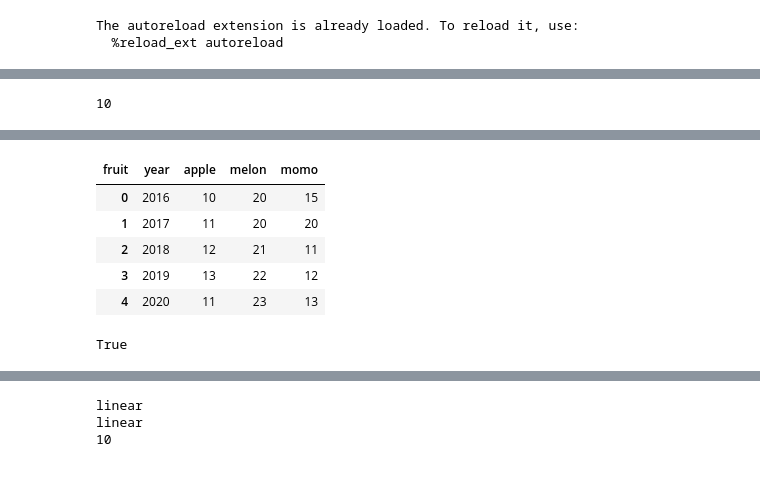
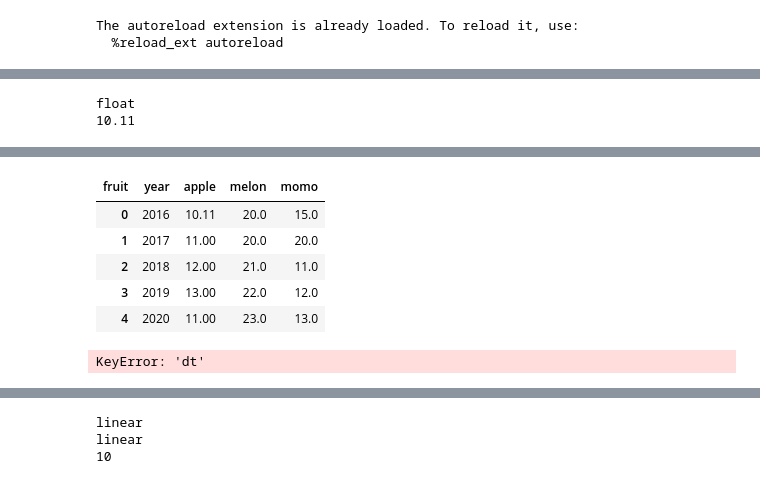
Before and after one commit to hirogen317/chamomile, a Jupyter notebook: notebooks/chart_plot_line.ipynb, the cells around one changed output, grey strips where cells are left out. Drawn from its saved outputs; the diff is of its cells as text; code cells hidden in the pictures.

Commit message:
add the plot for line and bar

```diff
--- a/notebooks/chart_plot_line.ipynb
+++ b/notebooks/chart_plot_line.ipynb
@@ -28,8 +29,7 @@ class PlotLine(BasePlot):
     def __init__(self, chart=None, x_axis_type='linear'):
         super().__init__(chart=chart, x_axis_type=x_axis_type)
 
-
-    def line(self, df = None, x: str = None, y = None, color: str = None, text: str = None, color_order: list=None):
+    def line(self, df = None, x: str = None, y = None, color: str = None, text: str = None, color_order: list=None, ):
         p = self._chart.figure
 
         data = df.copy()
@@ -42,7 +42,10 @@ class PlotLine(BasePlot):
             p.x_range = Range1d(data[x].min() - pd.Timedelta(days=0.1*N), data[x].max() + pd.Timedelta(days=0.1*N))
 
         p.y_range = Range1d(data[y].min(), data[y].max())
-        p.yaxis.formatter = self.tick_formater('integer')
+        if data[y].dtype == np.int64:
+            p.yaxis.formatter = self.tick_formater('integer')
+        elif data[y].dtype == np.float64:
+            p.yaxis.formatter = self.tick_formater('float')
         if isinstance(y, str):
             if color is not None:
                 data = pd.pivot_table(data, index=x, columns=color, values=y).reset_index()
@@ -76,26 +79,29 @@ class PlotLine(BasePlot):
 # %%
 data = {
     'year': [2016, 2017, 2018, 2019, 2020, 2016, 2017, 2018, 2019, 2020, 2016, 2017, 2018, 2019, 2020],
     'fruit': ['apple', 'apple', 'apple', 'apple', 'apple', 'momo', 'momo', 'momo', 'momo', 'momo' , 'melon', 'melon', 'melon', 'melon', 'melon'],
-    'price': [10, 11, 12, 13, 11, 15, 20, 11, 12, 13 , 20, 20, 21, 22, 23]
+    'price': [10.11, 11, 12, 13, 11, 15, 20, 11, 12, 13 , 20, 20, 21, 22, 23]
 }
 
 df = pd.DataFrame(data)
 df
 pl = PlotLine()
 pl.line(df, x='year', y='price', color='fruit')
+pl.set_properties(title='fruits sales', subtitle='by year', xlabel='year', ylabel='price per kilo($)')
 pl.show()
+
 pd.pivot_table(df, index='year', columns='fruit', values='price').reset_index()
 # %% [output]
-10
+float
+10.11
 [interactive output not drawn]
 [interactive output not drawn]
 | fruit | year | apple | melon | momo |
-| 0 | 2016 | 10 | 20 | 15 |
-| 1 | 2017 | 11 | 20 | 20 |
-| 2 | 2018 | 12 | 21 | 11 |
-| 3 | 2019 | 13 | 22 | 12 |
-| 4 | 2020 | 11 | 23 | 13 |
+| 0 | 2016 | 10.11 | 20.0 | 15.0 |
+| 1 | 2017 | 11.00 | 20.0 | 20.0 |
+| 2 | 2018 | 12.00 | 21.0 | 11.0 |
+| 3 | 2019 | 13.00 | 22.0 | 12.0 |
+| 4 | 2020 | 11.00 | 23.0 | 13.0 |
 # %%
 data = {
     'dt': ['2019-01-01', '2019-01-02', '2019-01-03', '2019-01-04', '2019-01-05', '2019-01-06', '2019-01-07', '2019-01-08', '2019-01-09', '2019-01-10',
@@ -107,7 +113,7 @@ df['dt'].dtype == object
 import numpy as np
 df['price'].dtype == np.int64
 # %% [output]
-True
+KeyError: 'dt'
 # %%
 df = pd.DataFrame(data)
 df
```
Also changed, not shown: parts of 1 cell of this notebook, 16 other files.
